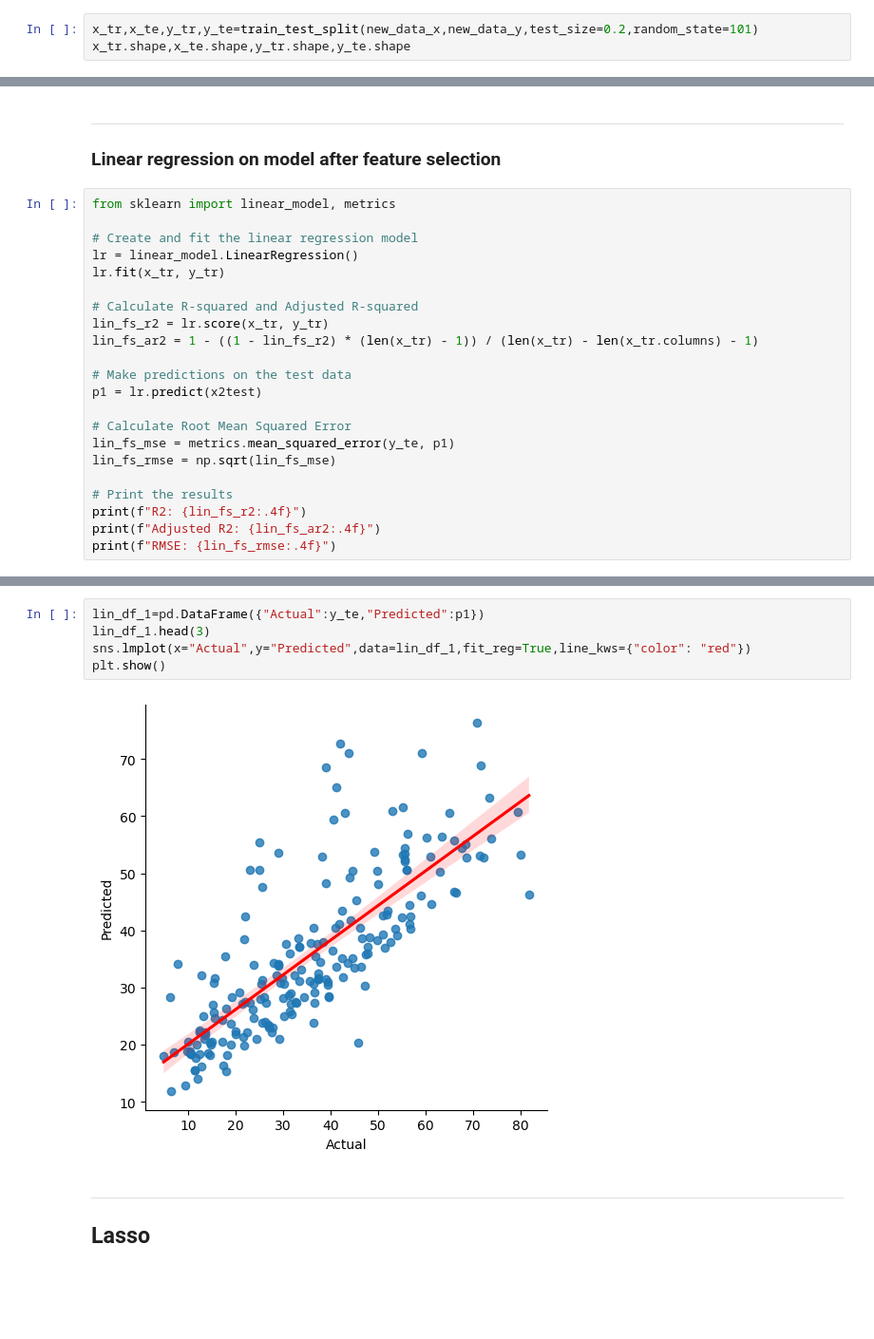
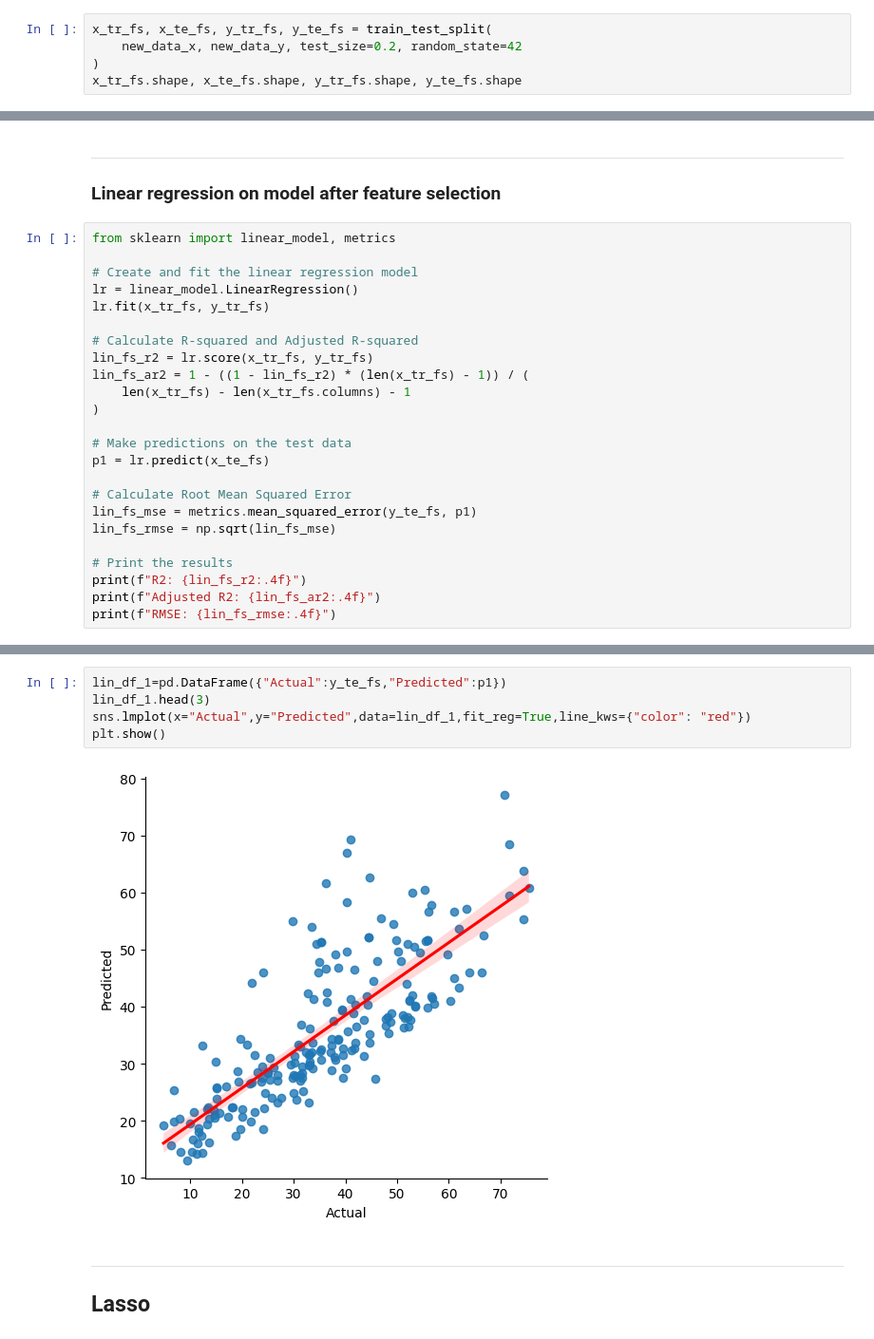
Before and after one commit to NinadKarlekar/Concrete_Compressive_strength_prediction_ineuron, a Jupyter notebook: notebook/EDA and Model.ipynb, the cells around one changed output, grey strips where cells are left out. Shown at 95% size. Saved outputs shown, nothing was run; the diff lists cells and outputs as text; blank space fills up the shorter version.

```diff
--- a/notebook/EDA and Model.ipynb
+++ b/notebook/EDA and Model.ipynb
@@ -642,8 +642,10 @@ new_data_x.head()
 | 3 | 332.5 | 142.5 | 0.0 | 228.0 | 0.0 | 365 |
 | 4 | 198.6 | 132.4 | 0.0 | 192.0 | 0.0 | 360 |
 # %%
-x_tr,x_te,y_tr,y_te=train_test_split(new_data_x,new_data_y,test_size=0.2,random_state=101)
-x_tr.shape,x_te.shape,y_tr.shape,y_te.shape
+x_tr_fs, x_te_fs, y_tr_fs, y_te_fs = train_test_split(
+    new_data_x, new_data_y, test_size=0.2, random_state=42
+)
+x_tr_fs.shape, x_te_fs.shape, y_tr_fs.shape, y_te_fs.shape
 # %% [output]
 ((824, 6), (206, 6), (824,), (206,))
 # %% [markdown]
@@ -678,17 +683,19 @@ from sklearn import linear_model, metrics
 
 # Create and fit the linear regression model
 lr = linear_model.LinearRegression()
-lr.fit(x_tr, y_tr)
+lr.fit(x_tr_fs, y_tr_fs)
 
 # Calculate R-squared and Adjusted R-squared
-lin_fs_r2 = lr.score(x_tr, y_tr)
-lin_fs_ar2 = 1 - ((1 - lin_fs_r2) * (len(x_tr) - 1)) / (len(x_tr) - len(x_tr.columns) - 1)
+lin_fs_r2 = lr.score(x_tr_fs, y_tr_fs)
+lin_fs_ar2 = 1 - ((1 - lin_fs_r2) * (len(x_tr_fs) - 1)) / (
+    len(x_tr_fs) - len(x_tr_fs.columns) - 1
+)
 
 # Make predictions on the test data
-p1 = lr.predict(x2test)
+p1 = lr.predict(x_te_fs)
 
 # Calculate Root Mean Squared Error
-lin_fs_mse = metrics.mean_squared_error(y_te, p1)
+lin_fs_mse = metrics.mean_squared_error(y_te_fs, p1)
 lin_fs_rmse = np.sqrt(lin_fs_mse)
 
 # Print the results
@@ -702,10 +709,10 @@ RMSE: 11.1239
 # %%
-lin_df_1=pd.DataFrame({"Actual":y_te,"Predicted":p1})
+lin_df_1=pd.DataFrame({"Actual":y_te_fs,"Predicted":p1})
 lin_df_1.head(3)
 sns.lmplot(x="Actual",y="Predicted",data=lin_df_1,fit_reg=True,line_kws={"color": "red"})
 plt.show()
 # %% [output]
-[figure, old version]
+[figure, new version]
 # %% [markdown]
 -------------------------
 ## Lasso
```
Also changed, not shown: parts of 25 cells of this notebook, 7 other files.
